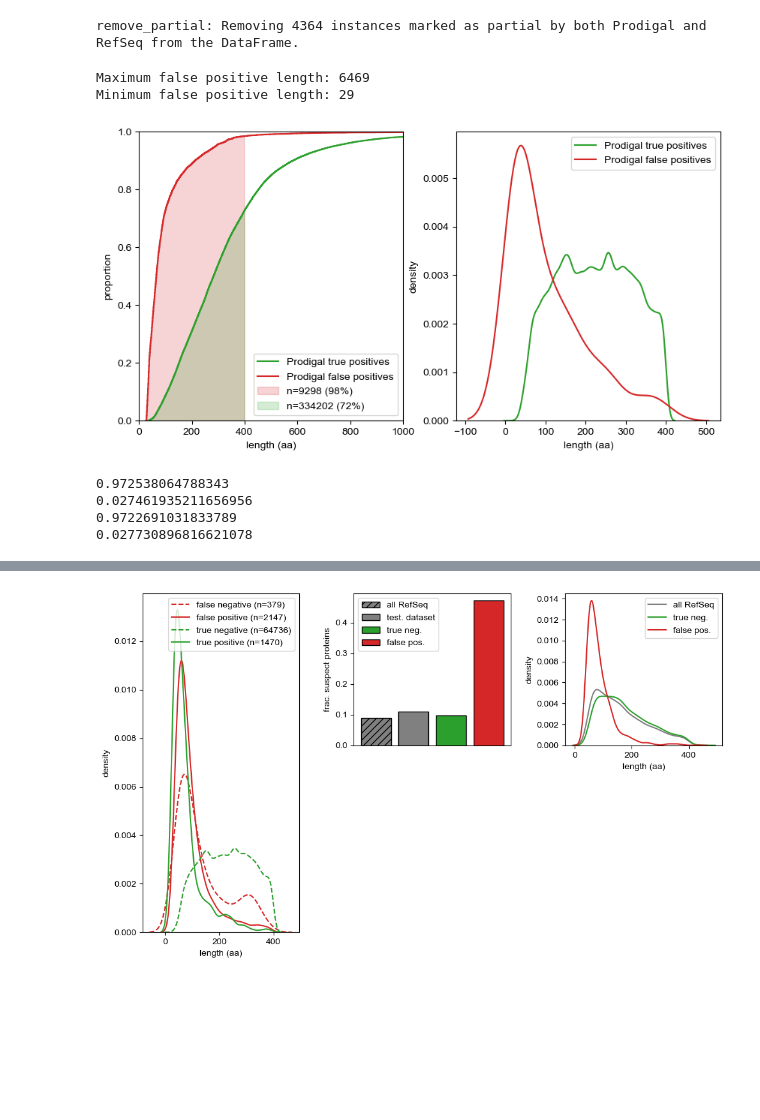
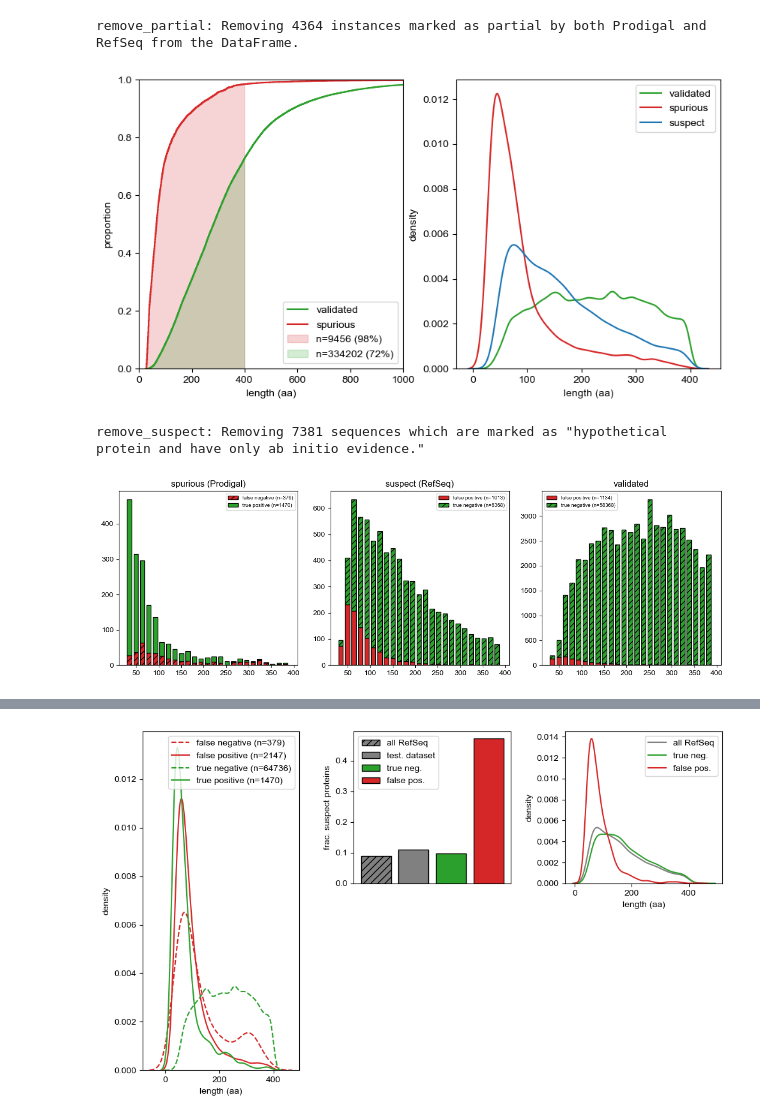
Before and after one commit to pipparichter/frugal, a Jupyter notebook: notebooks/filter.ipynb, the cells around one changed output, grey strips where cells are left out. Drawn from its saved outputs; the diff is of its cells as text; code cells hidden in the pictures; blank space fills up the shorter version.

Commit message:
removing suspect sequences option

```diff
--- a/notebooks/filter.ipynb
+++ b/notebooks/filter.ipynb
@@ -65,3 +31,11 @@ def get_lengths(df:pd.DataFrame, ref:bool=True, max_length:int=500):
+# %%
+def get_lengths(df:pd.DataFrame, ref:bool=True, max_length:int=None):
+    start_col, stop_col = ('ref_' if ref else '') +'start', ('ref_' if ref else '') + 'stop'
+    lengths = df[stop_col] - df[start_col]
+    lengths = lengths // 3 + 1 # Convert to amino acid units.
+    if max_length is not None:
+        lengths = lengths[lengths < max_length]
+    return lengths
 # %%
 ref_out_df = load_ref_out()
 ref_out_df = remove_partial(ref_out_df)
@@ -70,11 +46,5 @@ genome_metadata_df = load_genome_metadata()
 # %% [output]
 remove_partial: Removing 4364 instances marked as partial by both Prodigal and RefSeq from the DataFrame.
-# %%
-print('Maximum false positive length:', ref_out_fp_df.seq.apply(len).max())
-print('Minimum false positive length:', ref_out_fp_df.seq.apply(len).min())
-# %% [output]
-Maximum false positive length: 6469
-Minimum false positive length: 29
 # %%
 def figure_1(ref_out_df, path:str='../figures/filter-figure_1.png'):
 
@@ -84,40 +54,41 @@ def figure_1(ref_out_df, path:str='../figures/filter-figure_1.png'):
     fig, axes = plt.subplots(ncols=2, figsize=(10, 5))
 
     ax = axes[0]
-    ax = sns.ecdfplot(ref_out_0_df.seq.apply(len), ax=ax, color='tab:green', label=f'Prodigal true positives')
-    ax = sns.ecdfplot(ref_out_fp_df.seq.apply(len), ax=ax, color='tab:red', label=f'Prodigal false positives')
+    ax = sns.ecdfplot(ref_out_0_df.seq.apply(len), ax=ax, color='tab:green', label=f'validated')
+    ax = sns.ecdfplot(ref_out_1_df.seq.apply(len), ax=ax, color='tab:red', label=f'spurious')
 
     x_0, y_0 = ax.get_lines()[0].get_data()
     x_1, y_1 = ax.get_lines()[1].get_data()
 
     x_0, x_1, y_0, y_1 = x_0[1:], x_1[1:], y_0[1:], y_1[1:]
 
     max_length = 400
 
     n_0 = (x_0 < max_length).sum()
     n_1 = (x_1 < max_length).sum()
     p_0 = int(n_0 * 100 / len(x_0))
     p_1 = int(n_1 * 100 / len(x_1))
 
     ax.fill_between(x_1[x_1 < max_length], y_1[x_1 < max_length], color='tab:red', alpha=0.2, label=f'n={n_1} ({p_1}%)')
     ax.fill_between(x_0[x_0 < max_length], y_0[x_0 < max_length], color='tab:green', alpha=0.2, label=f'n={n_0} ({p_0}%)')
     ax.set_xlim(0, 1000)
     ax.set_ylabel('proportion')
     ax.set_xlabel('length (aa)')
     ax.legend()
 
     ax = axes[1]
-    sns.kdeplot(get_lengths(ref_out_0_df, max_length=max_length), ax=ax, color='tab:green', label=f'Prodigal true positives')
-    sns.kdeplot(get_lengths(ref_out_1_df, max_length=max_length), ax=ax, color='tab:red', label=f'Prodigal false positives')
+    sns.kdeplot(get_lengths(ref_out_0_df, max_length=max_length, ref=False), ax=ax, color='tab:green', label=f'validated')
+    sns.kdeplot(get_lengths(ref_out_1_df, max_length=max_length, ref=False), ax=ax, color='tab:red', label=f'spurious')
+    sns.kdeplot(get_lengths(get_suspect(ref_out_df), max_length=max_length, ref=False), ax=ax, color='tab:blue', label=f'suspect')
     ax.legend()
     ax.set_ylabel('density')
     ax.set_xlabel('length (aa)')
 
     plt.show()
 
 figure_1(ref_out_df)
 # %% [output]
-[figure, old version]
+[figure, new version]
 # %%
 # The length distributions differ enough that I am a little worried that the model will take the "easy" way out and just
 # learn sequence length.
@@ -145,10 +101,0 @@ fix_dtypes(test_dataset_df).to_csv('../data/filter_dataset_test.csv')
-# %%
-print((train_dataset_df.label == 0).sum() / len(train_dataset_df))
-print((train_dataset_df.label == 1).sum() / len(train_dataset_df))
-print((test_dataset_df.label == 0).sum() / len(test_dataset_df))
-print((test_dataset_df.label == 1).sum() / len(test_dataset_df))
-# %% [output]
-0.972538064788343
-0.027461935211656956
-0.9722691031833789
-0.027730896816621078
@@ -159,0 +102,33 @@ pred_out_df = pred_out_df.merge(genome_metadata_df[['species']], left_on='genome
+# %%
+def figure_2(pred_out_df:pd.DataFrame, path:str=None):
+
+    pred_out_0_df = pred_out_df[pred_out_df.label == 0] # Only look at the sequences which have a hit in the reference.
+    pred_out_1_df = pred_out_df[pred_out_df.label == 1] # Only look at the sequences which have a hit in the reference.
+
+    fig, axes = plt.subplots(figsize=(12, 4), ncols=3, layout='tight')
+
+    bins = 25
+    for ax, df in zip(axes, [pred_out_1_df, get_suspect(pred_out_0_df), remove_suspect(pred_out_0_df)]):
+        lengths = list()
+        for confusion_matrix, df_ in df.groupby('confusion_matrix', sort=True):
+            lengths += [get_lengths(df_, ref=False)]
+
+        labels = sorted(df.confusion_matrix.unique())
+        _, bins, _ = ax.hist(lengths, stacked=True, bins=bins, width=10, label=sorted(df.confusion_matrix.unique()))
+        apply_patch_settings(ax)
+        ax.legend(labels=[f'{label} (n={(df.confusion_matrix == label).sum()})' for label in labels], fontsize='x-small')
+
+    axes[0].set_title('spurious (Prodigal)')
+    axes[1].set_title('suspect (RefSeq)')
+    axes[2].set_title('validated')
+
+
+    plt.show()
+
+figure_2(pred_out_df)
+
+# My new theory is that some of the suspect sequences in the set of "negative" training errors are also not real proteins, and
+# there are enough of them that it's confusing the model.
+# %% [output]
+remove_suspect: Removing 7381 sequences which are marked as "hypothetical protein and have only ab initio evidence."
+[figure, added]
```
Also changed, not shown: parts of 13 cells of this notebook, 6 other files.
